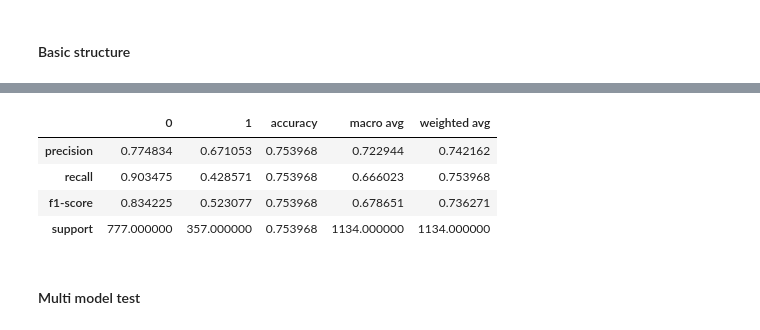
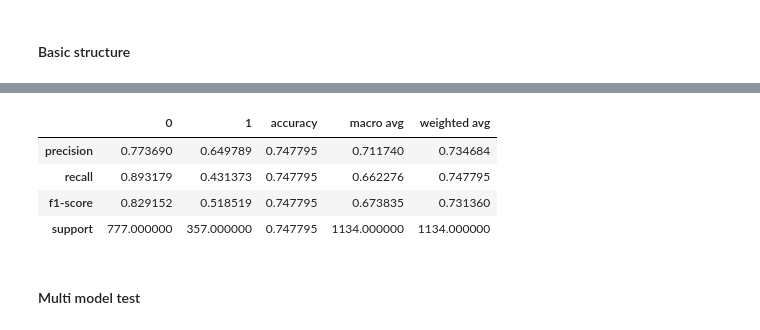
Before and after one commit to Silly-Machine/Portuguese-Hate-Speech, a Jupyter notebook: notebooks/3-model-multi-tfidf.ipynb, the cells around one changed output, grey strips where cells are left out. Cells and saved outputs as stored; diff of their text form; code cells hidden in the pictures.

```diff
--- a/notebooks/3-model-multi-tfidf.ipynb
+++ b/notebooks/3-model-multi-tfidf.ipynb
@@ -91,7 +90,7 @@ df.head(2)
 # %%
 # Set target and features
 target = 'label'
-features = 'text_nonstop'
+features = 'text_stop'
 
 # Break apart dataset
 X = df[features].values.astype('U')
@@ -121,7 +120,7 @@ class_weight = {0: weight_for_0, 1: weight_for_1}
 clf = Pipeline([('vectorizer', TfidfVectorizer(lowercase=False,
                                                analyzer="word",
                                                norm='l2',
-                                               ngram_range=(1, 2),
+                                               ngram_range=(1, 3),
                                                max_features=1500)),
                 ('classifier', XGBClassifier(random_state=42, seed=42, colsample_bytree=0.6, subsample=0.7))])
 
@@ -136,8 +135,8 @@ pd.DataFrame(classification_report(
 |  | 0 | 1 | accuracy | macro avg | weighted avg |
-| precision | 0.774834 | 0.671053 | 0.753968 | 0.722944 | 0.742162 |
-| recall | 0.903475 | 0.428571 | 0.753968 | 0.666023 | 0.753968 |
-| f1-score | 0.834225 | 0.523077 | 0.753968 | 0.678651 | 0.736271 |
-| support | 777.000000 | 357.000000 | 0.753968 | 1134.000000 | 1134.000000 |
+| precision | 0.773690 | 0.649789 | 0.747795 | 0.711740 | 0.734684 |
+| recall | 0.893179 | 0.431373 | 0.747795 | 0.662276 | 0.747795 |
+| f1-score | 0.829152 | 0.518519 | 0.747795 | 0.673835 | 0.731360 |
+| support | 777.000000 | 357.000000 | 0.747795 | 1134.000000 | 1134.000000 |
 # %% [markdown]
 #### Multi model test
 # %%
```
Also changed, not shown: parts of 3 cells of this notebook, 6 other files.
